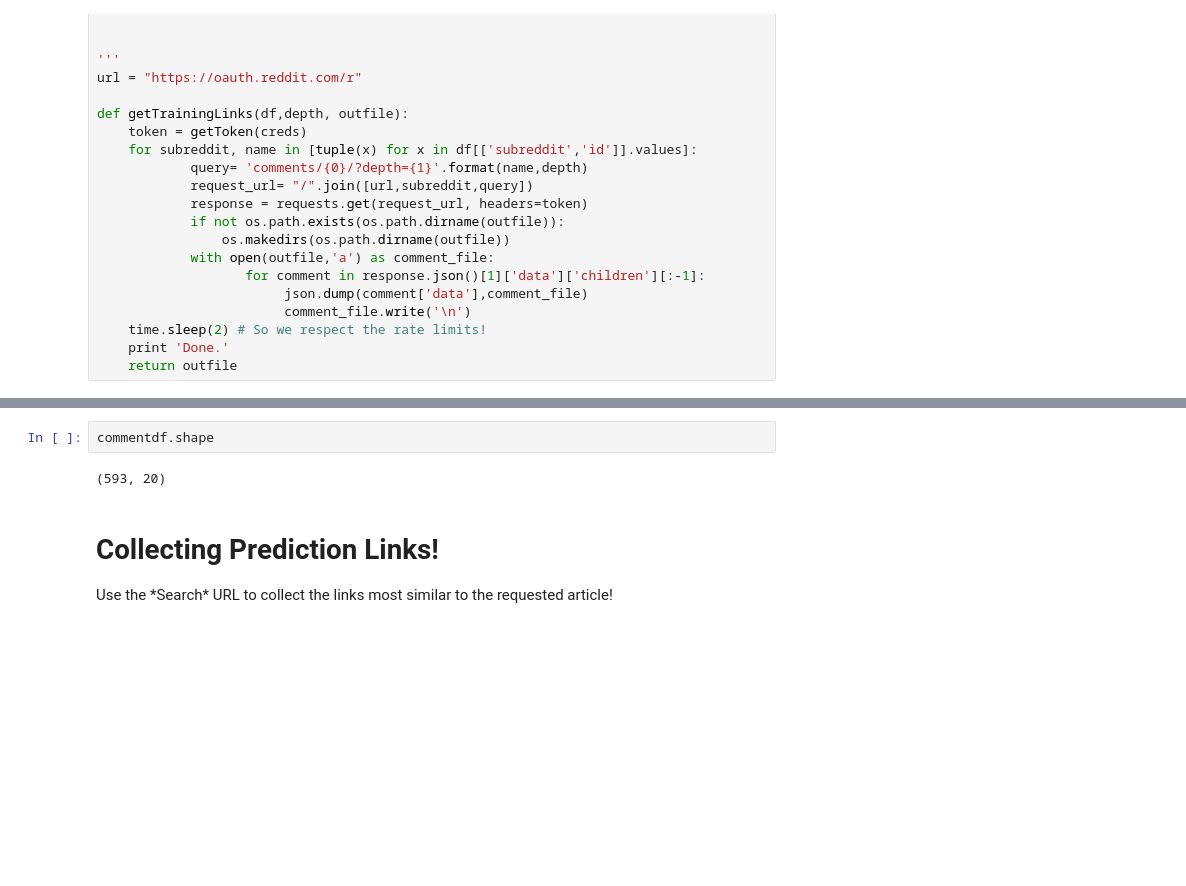
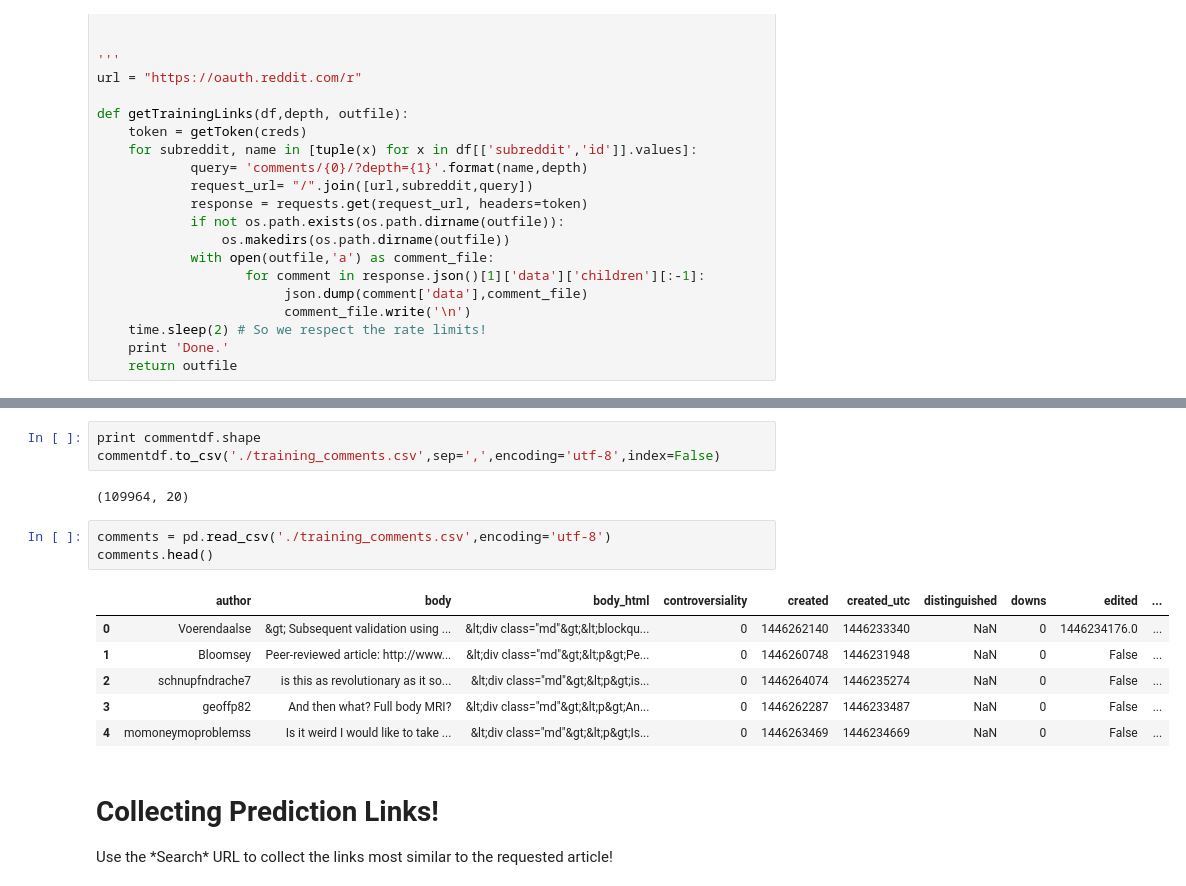
Before and after one commit to UKeeeM/CS109-Project-, a Jupyter notebook: Collection Factory.ipynb, the cells around one changed output, grey strips where cells are left out. Cells and saved outputs as stored; diff of their text form; blank space fills up the shorter version.

Commit message:
Sample collection of comments and article urls

```diff
--- a/Collection Factory.ipynb
+++ b/Collection Factory.ipynb
@@ -318,10 +321,21 @@ commentdf.head()
 | 2 | schnupfndrache7 | is this as revolutionary as it so... | &lt;div class="md"&gt;&lt;p&gt;is... | 0 | 1.446264e+09 | 1.446235e+09 | None | 0 | False | ... |
 | 3 | geoffp82 | And then what? Full body MRI? | &lt;div class="md"&gt;&lt;p&gt;An... | 0 | 1.446262e+09 | 1.446233e+09 | None | 0 | False | ... |
 | 4 | momoneymoproblemss | Is it weird I would like to take ... | &lt;div class="md"&gt;&lt;p&gt;Is... | 0 | 1.446263e+09 | 1.446235e+09 | None | 0 | False | ... |
-# %%
-commentdf.shape
-# %% [output]
-(593, 20)
+# %%
+print commentdf.shape
+commentdf.to_csv('./training_comments.csv',sep=',',encoding='utf-8',index=False)
+# %% [output]
+(109964, 20)
+# %%
+comments = pd.read_csv('./training_comments.csv',encoding='utf-8')
+comments.head()
+# %% [output]
+|  | author | body | body_html | controversiality | created | created_utc | distinguished | downs | edited | ... |
+| 0 | Voerendaalse | &gt; Subsequent validation using ... | &lt;div class="md"&gt;&lt;blockqu... | 0 | 1446262140 | 1446233340 | NaN | 0 | 1446234176.0 | ... |
+| 1 | Bloomsey | Peer-reviewed article: http://www... | &lt;div class="md"&gt;&lt;p&gt;Pe... | 0 | 1446260748 | 1446231948 | NaN | 0 | False | ... |
+| 2 | schnupfndrache7 | is this as revolutionary as it so... | &lt;div class="md"&gt;&lt;p&gt;is... | 0 | 1446264074 | 1446235274 | NaN | 0 | False | ... |
+| 3 | geoffp82 | And then what? Full body MRI? | &lt;div class="md"&gt;&lt;p&gt;An... | 0 | 1446262287 | 1446233487 | NaN | 0 | False | ... |
+| 4 | momoneymoproblemss | Is it weird I would like to take ... | &lt;div class="md"&gt;&lt;p&gt;Is... | 0 | 1446263469 | 1446234669 | NaN | 0 | False | ... |
 # %% [markdown]
 <h1>Collecting Prediction Links!</h1>
 Use the *Search* URL to collect the links most similar to the requested article!
```
Also changed, not shown: parts of 1 cell of this notebook.
